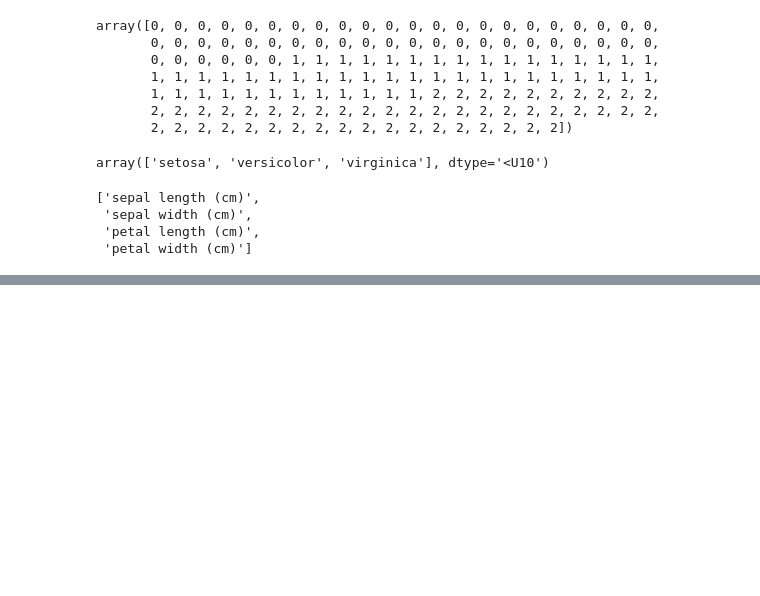
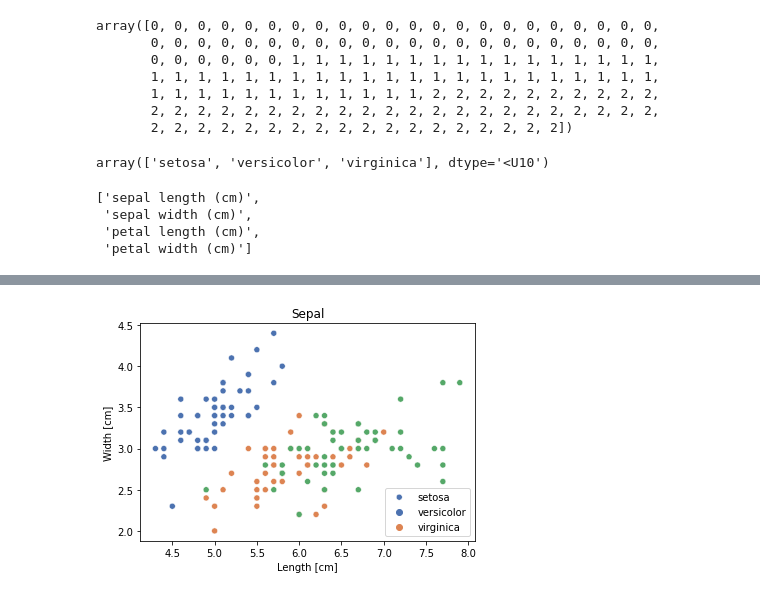
Before and after one commit to gosia-b/iris-classification, a Jupyter notebook: iris.ipynb, the cells around one changed output, grey strips where cells are left out. Drawn from its saved outputs; the diff is of its cells as text; code cells hidden in the pictures; blank space fills up the shorter version.

Commit message:
Visualize

```diff
--- a/iris.ipynb
+++ b/iris.ipynb
@@ -55,0 +71,7 @@ feature_names
+# %%
+ax = sns.scatterplot(x=X[:,0], y=X[:,1], hue=y, palette='deep').set(
+    title='Sepal', xlabel='Length [cm]', ylabel='Width [cm]')
+plt.legend(labels=classes, loc='lower right')
+plt.show()
+# %% [output]
+[figure, added]
```
Also changed, not shown: parts of 6 cells of this notebook, 2 other files.
